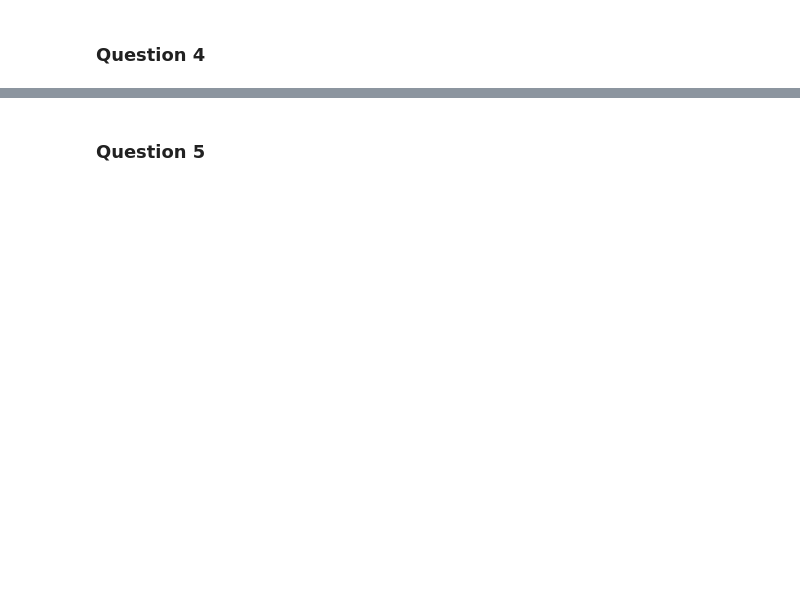
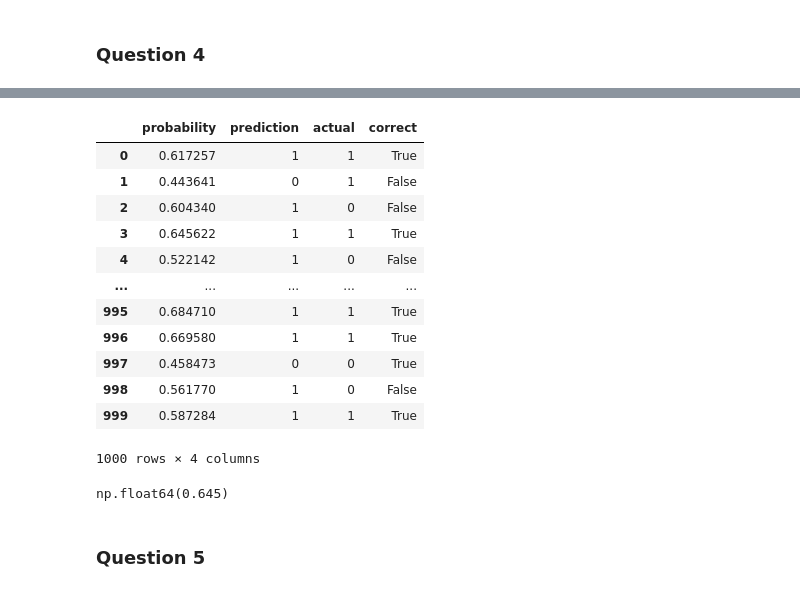
Before and after one commit to aminulaiba/machine-learning-zoomcamp-homework, a Jupyter notebook: 03-classification/homework.ipynb, the cells around one changed output, grey strips where cells are left out. Cells and saved outputs as stored; diff of their text form; code cells hidden in the pictures; blank space fills up the shorter version.

```diff
--- a/03-classification/homework.ipynb
+++ b/03-classification/homework.ipynb
@@ -136,0 +363,6 @@ print(f"4. annual_income & interaction_count: {corr_matrix.loc['annual_income',
+# %%
+df_pred = pd.DataFrame()
+df_pred['probability'] = y_pred
+df_pred['prediction'] = converted_decision.astype(int)
+df_pred['actual'] = y_val
+df_pred
@@ -137,2 +383,23 @@ print(f"4. annual_income & interaction_count: {corr_matrix.loc['annual_income',
+# %%
+df_pred['correct'] = df_pred.prediction == df_pred.actual
+df_pred
+# %% [output]
+|  | probability | prediction | actual | correct |
+| 0 | 0.617257 | 1 | 1 | True |
+| 1 | 0.443641 | 0 | 1 | False |
+| 2 | 0.604340 | 1 | 0 | False |
+| 3 | 0.645622 | 1 | 1 | True |
+| 4 | 0.522142 | 1 | 0 | False |
+| ... | ... | ... | ... | ... |
+| 995 | 0.684710 | 1 | 1 | True |
+| 996 | 0.669580 | 1 | 1 | True |
+| 997 | 0.458473 | 0 | 0 | True |
+| 998 | 0.561770 | 1 | 0 | False |
+| 999 | 0.587284 | 1 | 1 | True |
+1000 rows × 4 columns
+# %%
+df_pred.correct.mean()
+# %% [output]
+np.float64(0.645)
 # %% [markdown]
 ### Question 5
```
Also changed, not shown: parts of 36 cells of this notebook.
